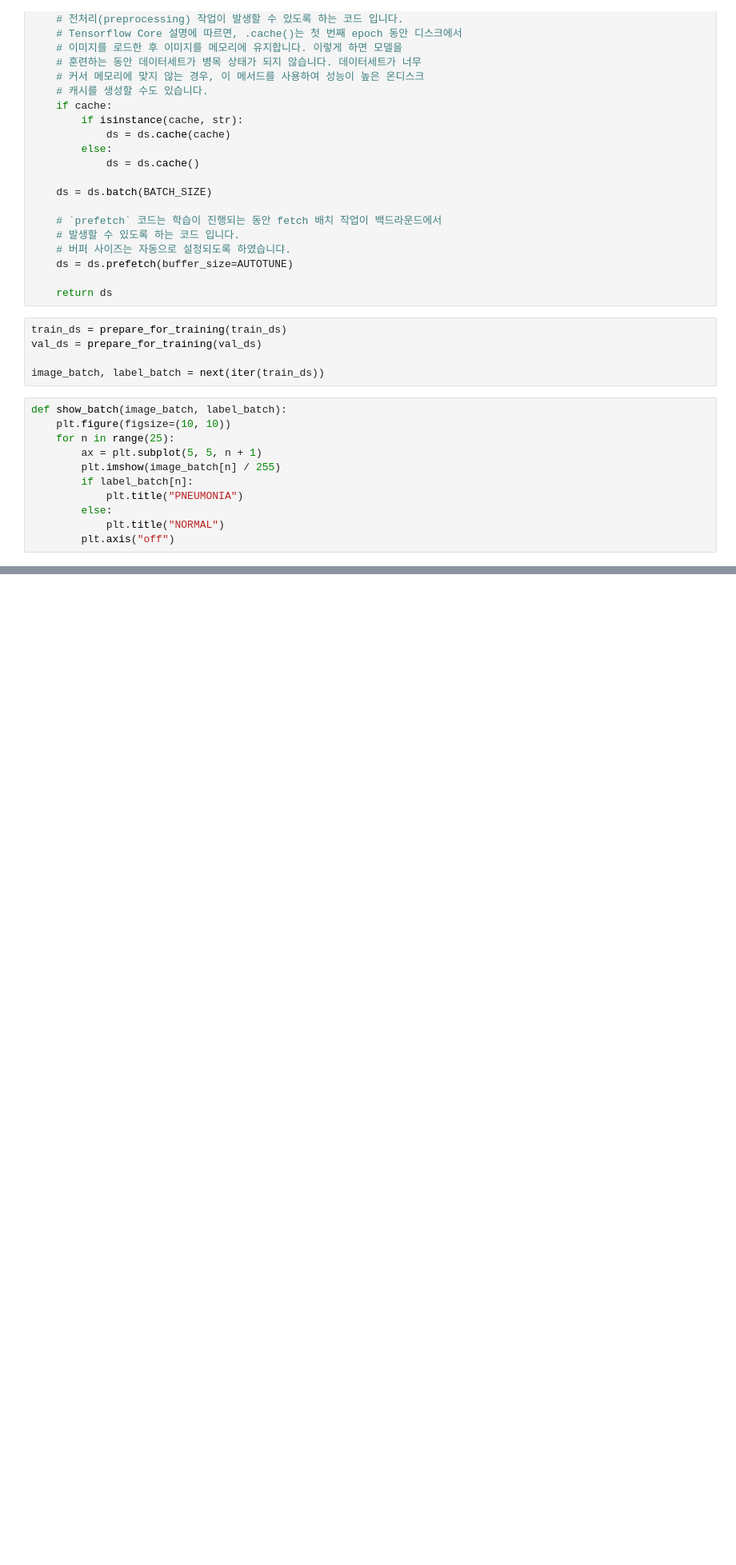
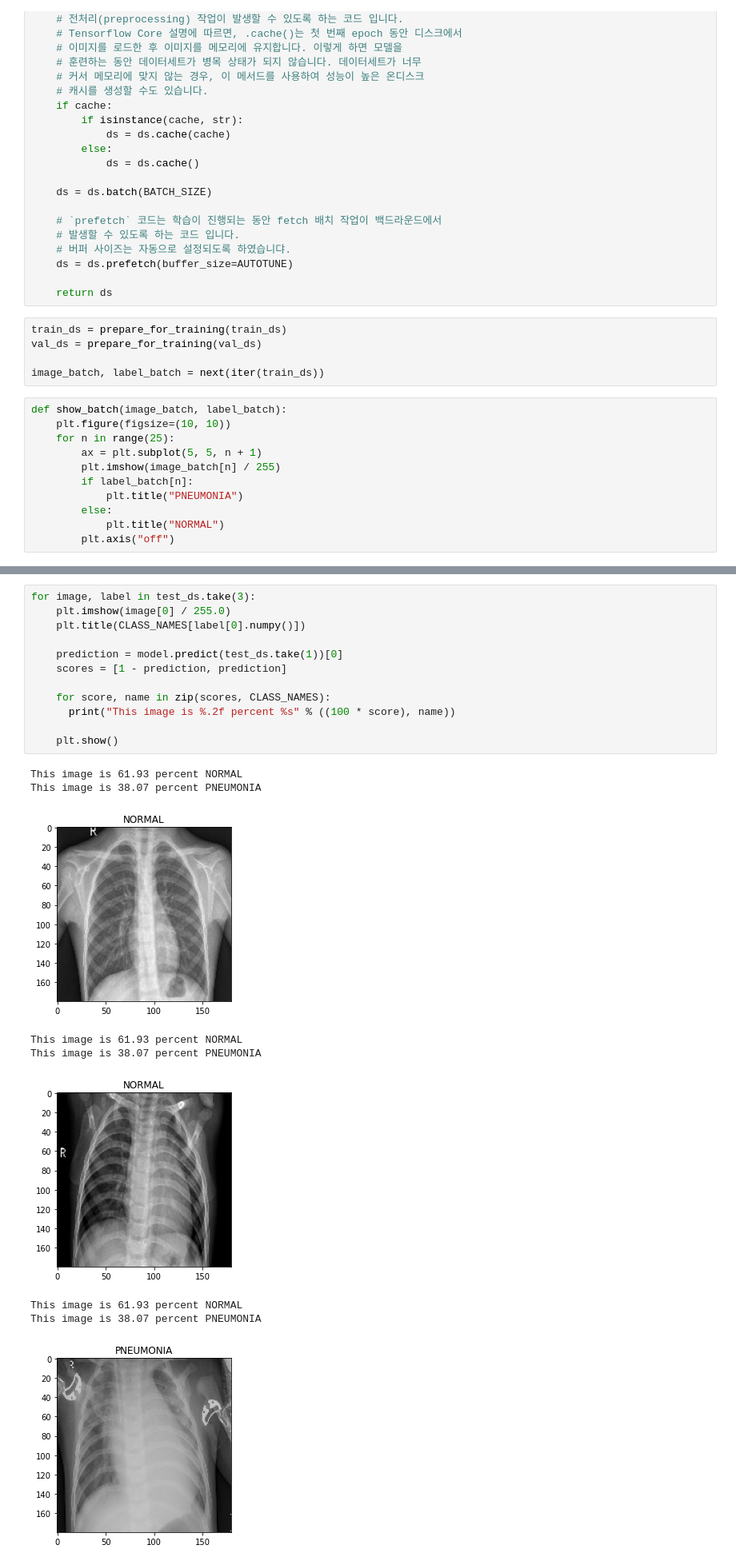
Before and after one commit to sunnys-lab/xray_classification_with_tpus, a Jupyter notebook: medical_image_classification_20220628.ipynb, the cells around one changed output, grey strips where cells are left out. Shown at 80% size. Saved outputs shown, nothing was run; the diff lists cells and outputs as text; blank space fills up the shorter version.

```diff
--- a/medical_image_classification_20220628.ipynb
+++ b/medical_image_classification_20220628.ipynb
@@ -150,0 +381,22 @@ show_batch(image_batch.numpy(), label_batch.numpy())
+# %%
+for image, label in test_ds.take(3):
+    plt.imshow(image[0] / 255.0)
+    plt.title(CLASS_NAMES[label[0].numpy()])
+
+    prediction = model.predict(test_ds.take(1))[0]
+    scores = [1 - prediction, prediction]
+
+    for score, name in zip(scores, CLASS_NAMES):
+      print("This image is %.2f percent %s" % ((100 * score), name))
+
+    plt.show()
+# %% [output]
+This image is 61.93 percent NORMAL
+This image is 38.07 percent PNEUMONIA
+[figure, added]
+This image is 61.93 percent NORMAL
+This image is 38.07 percent PNEUMONIA
+[figure, added]
+This image is 61.93 percent NORMAL
+This image is 38.07 percent PNEUMONIA
+[figure, added]
```
Also changed, not shown: parts of 26 cells of this notebook.
